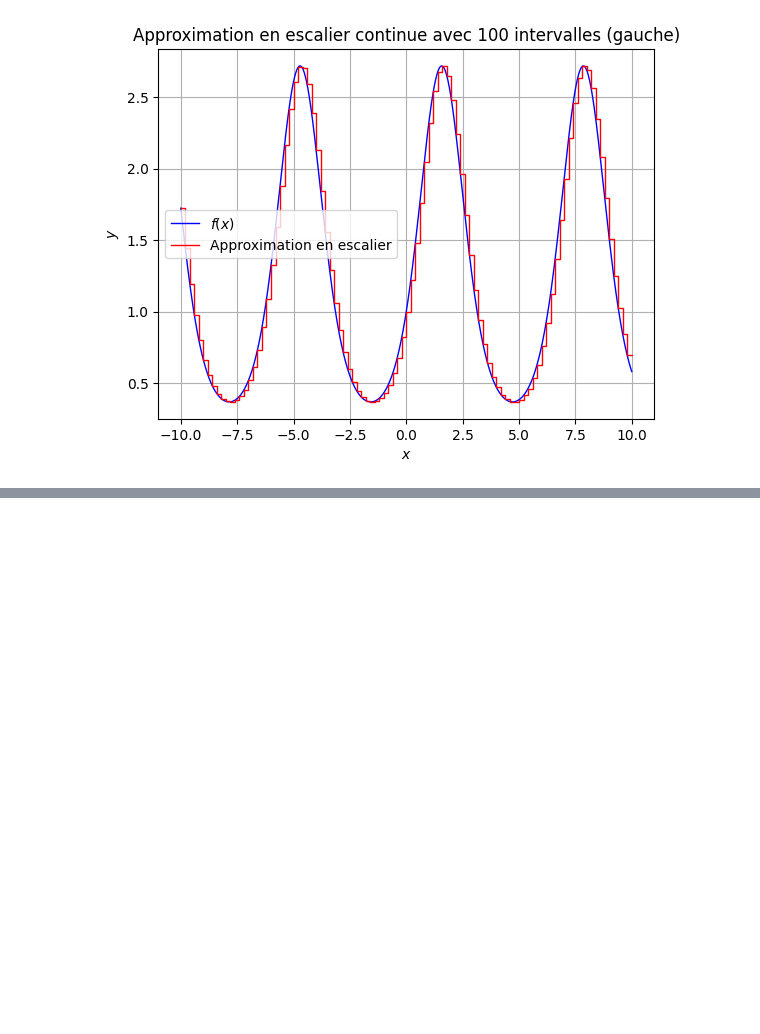
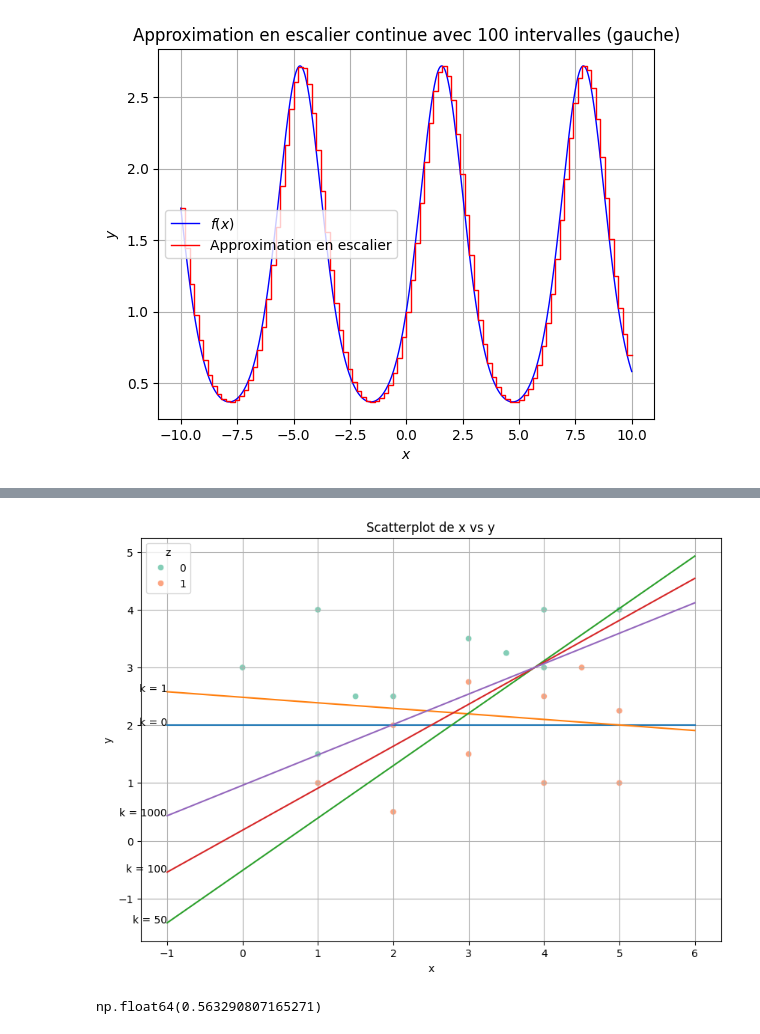
Before and after one commit to AmoussouKokou/formation, a Jupyter notebook: src/module9-rn.ipynb, the cells around one changed output, grey strips where cells are left out. Cells and saved outputs as stored; diff of their text form; code cells hidden in the pictures; blank space fills up the shorter version.

```diff
--- a/src/module9-rn.ipynb
+++ b/src/module9-rn.ipynb
@@ -434,0 +487,2 @@ approx_fonction_continue(f, a=-10, b=10, n=100, methode="gauche")
+# %%
+pk, save = gradient_descent(E, gradient, [0, 1, -2], 1, 1001)
@@ -434,0 +495,3 @@ approx_fonction_continue(f, a=-10, b=10, n=100, methode="gauche")
+# %%
+results = pd.DataFrame(save)
+results
@@ -434,0 +512,26 @@ approx_fonction_continue(f, a=-10, b=10, n=100, methode="gauche")
+# %%
+from modules.plots import Plots
+import matplotlib.pyplot as plt
+Plots(data).scatter("x", "y", "z", figsize=(10, 7))
+ks = [0, 1, 50, 100, 1000]
+droites = [results.query(f"k=={k}").loc[:, "Pk"].iloc[0].tolist() for k in ks]
+x_range = np.linspace(min(data.x) - 1, max(data.x) + 1, 100)
+for i, (a, b, c) in enumerate(droites):
+    if b != 0:
+        y_range = (-a / b) * x_range - (c / b)
+        plt.plot(x_range, y_range, label=f"k = {ks[i]}")
+
+        # Placer l'étiquette sur un point au milieu de la droite
+        x_mid = x_range[0]
+        y_mid = (-a / b) * x_mid - (c / b)
+        plt.text(x_mid, y_mid, f"k = {ks[i]}", fontsize=10, ha="right")
+
+# plt.legend()
+# %% [output]
+[figure, added]
+# %%
+a, b, c = results.loc[results.k==1000, "Pk"].iloc[0]
+F = lambda x, y: sigmoid(a*x+b*y+c)
+F(4, 3)
+# %% [output]
+np.float64(0.563290807165271)
```
Also changed, not shown: parts of 30 cells of this notebook, 8 other files.
